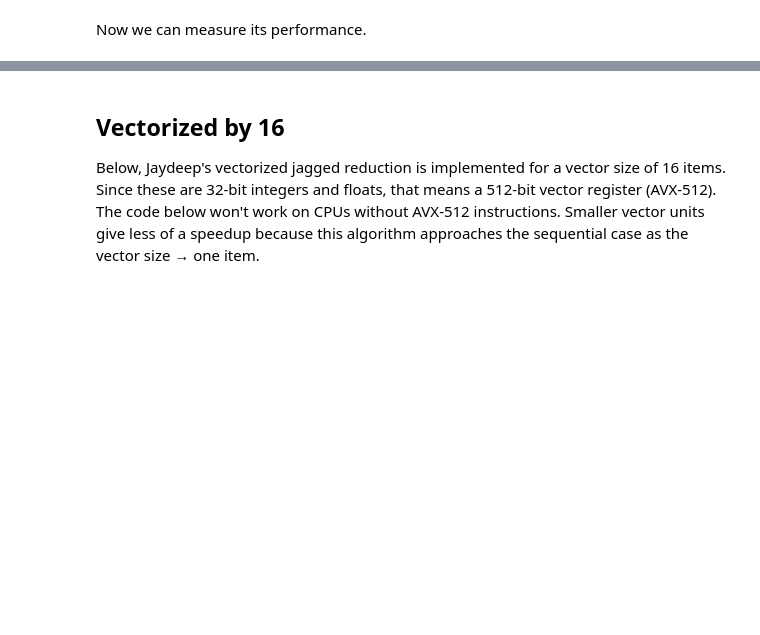
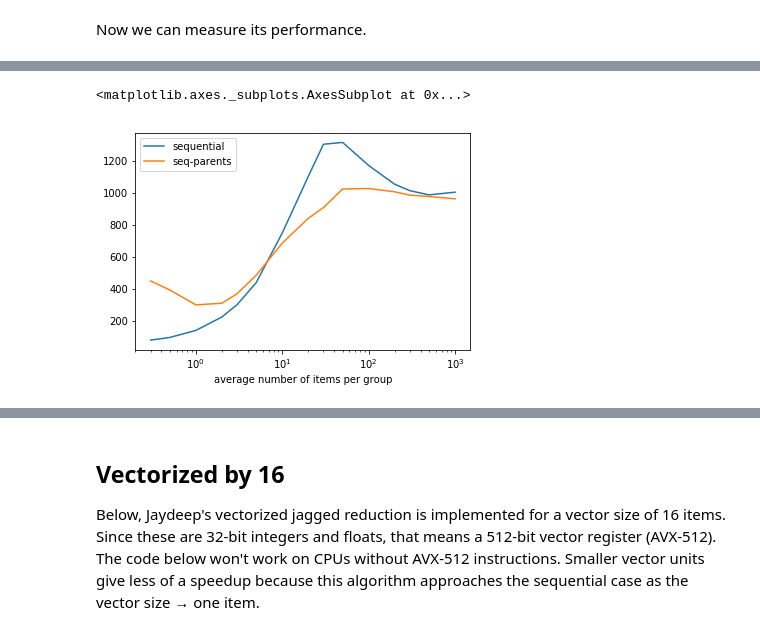
Before and after one commit to jpivarski/jupyter-performance-studies, a Jupyter notebook: 2018-09-10-jagged-reduction.ipynb, the cells around one changed output, grey strips where cells are left out. Drawn from its saved outputs; the diff is of its cells as text; code cells hidden in the pictures; blank space fills up the shorter version.

```diff
--- a/2018-09-10-jagged-reduction.ipynb
+++ b/2018-09-10-jagged-reduction.ipynb
@@ -293,0 +334,5 @@ max_rates.plot(logx=True)
+# %%
+sum_rates.plot(logx=True)
+# %% [output]
+<matplotlib.axes._subplots.AxesSubplot at 0x...>
+[figure, added]
```
Also changed, not shown: parts of 22 cells of this notebook.
